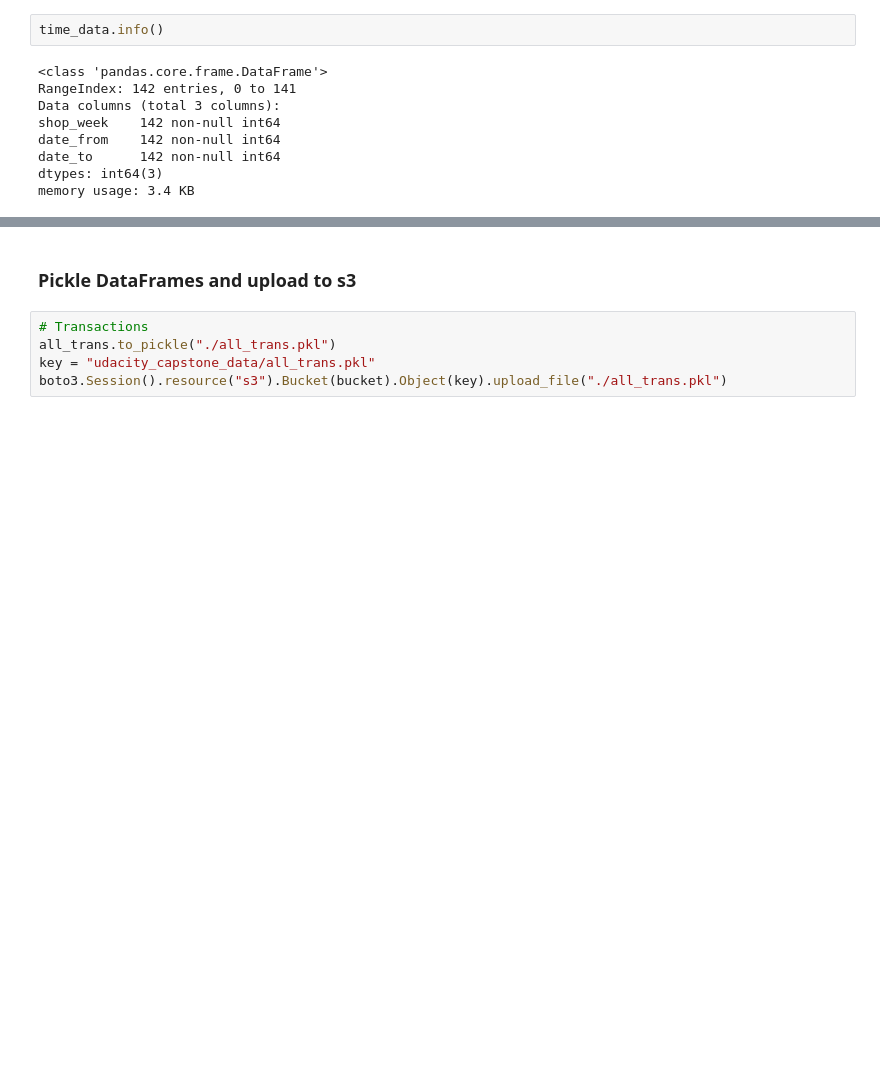
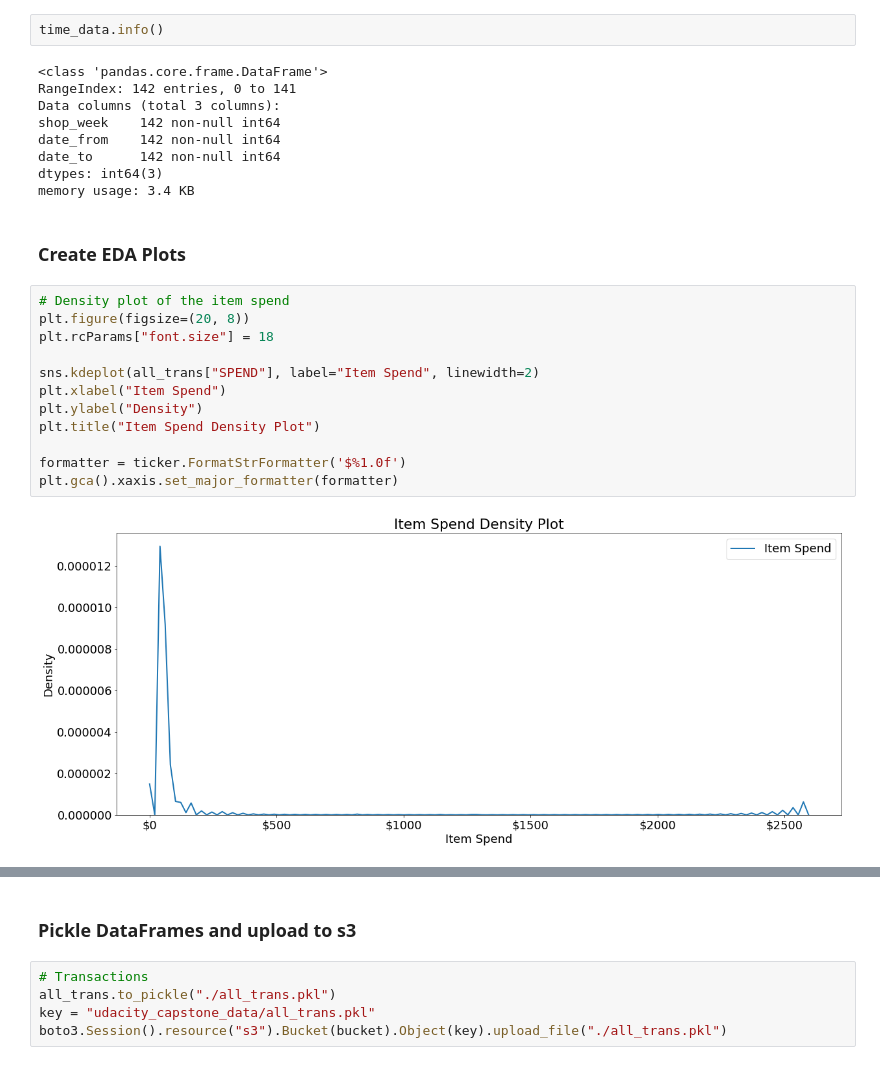
Before and after one commit to ifu97224/grocery_recommender, a Jupyter notebook: Grocery_Recommender/Import Data/Run_Import_Data_Functions.ipynb, the cells around one changed output, grey strips where cells are left out. Saved outputs shown, nothing was run; the diff lists cells and outputs as text; blank space fills up the shorter version.

```diff
--- a/Grocery_Recommender/Import Data/Run_Import_Data_Functions.ipynb
+++ b/Grocery_Recommender/Import Data/Run_Import_Data_Functions.ipynb
@@ -289,3 +295,19 @@ date_from    142 non-null int64
 date_to      142 non-null int64
 dtypes: int64(3)
 memory usage: 3.4 KB
+# %% [markdown]
+### Create EDA Plots
+# %%
+# Density plot of the item spend
+plt.figure(figsize=(20, 8))
+plt.rcParams["font.size"] = 18
+
+sns.kdeplot(all_trans["SPEND"], label="Item Spend", linewidth=2)
+plt.xlabel("Item Spend")
+plt.ylabel("Density")
+plt.title("Item Spend Density Plot")
+
+formatter = ticker.FormatStrFormatter('$%1.0f')
+plt.gca().xaxis.set_major_formatter(formatter)
+# %% [output]
+[figure, added]
```
Also changed, not shown: parts of 5 cells of this notebook, 28 other files.
